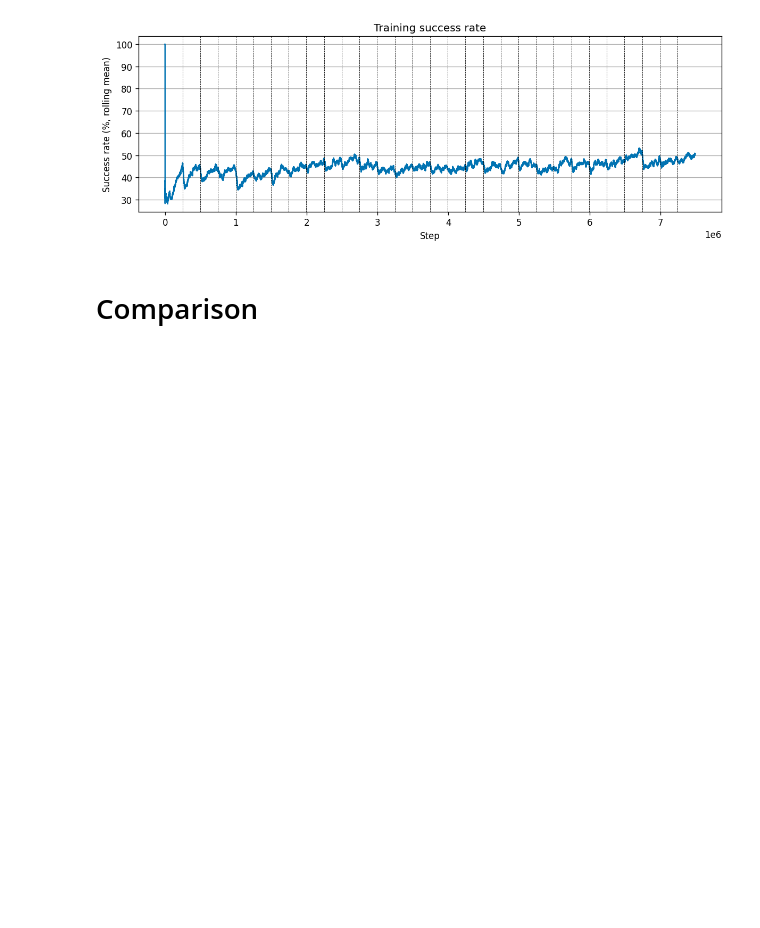
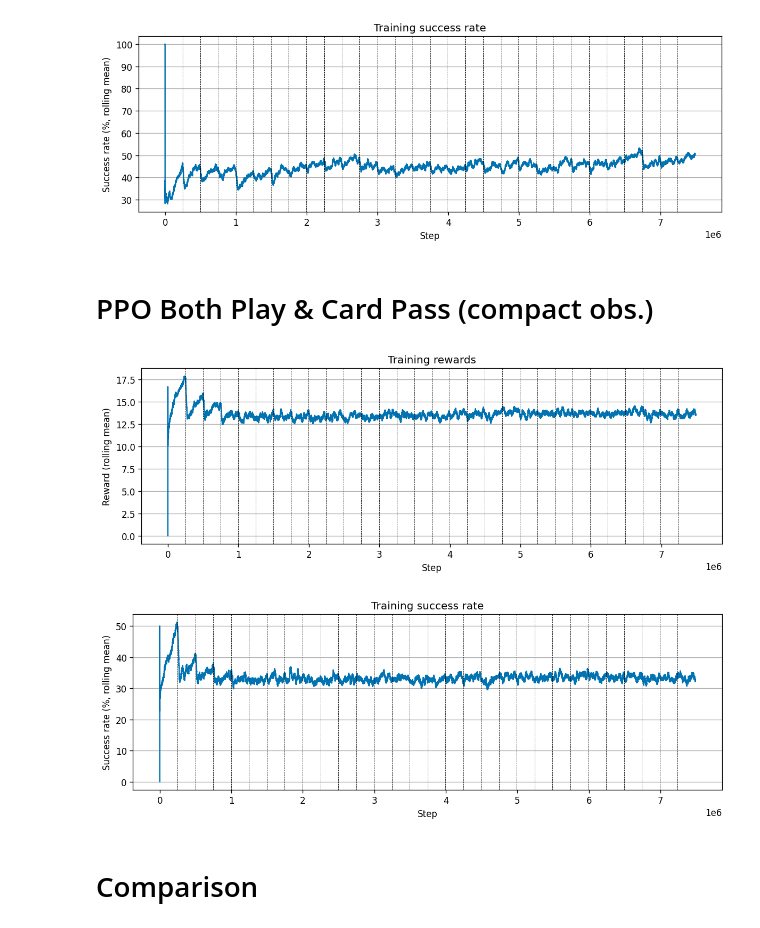
Before and after one commit to maciejors/hearts_ai, a Jupyter notebook: notebooks/results_final_training.ipynb, the cells around one changed output. Drawn from its saved outputs; the diff is of its cells as text; code cells hidden in the pictures; blank space fills up the shorter version.

```diff
--- a/notebooks/results_final_training.ipynb
+++ b/notebooks/results_final_training.ipynb
@@ -33,6 +40,14 @@ plot_maker_ppo.plot_training()
 # %% [output]
 [figure]
 [figure]
+# %% [markdown]
+# PPO Both Play & Card Pass (compact obs.)
+# %%
+plot_maker_ppo_compact = PlotMakerPlaying(r_ppo_compact, folder=out_path('ppo_compact_obs'), show=True)
+plot_maker_ppo_compact.plot_training()
+# %% [output]
+[figure, added]
+[figure, added]
 # %% [markdown]
 # Comparison
 # %%
```
Also changed, not shown: parts of 20 cells of this notebook, 1 other file.
